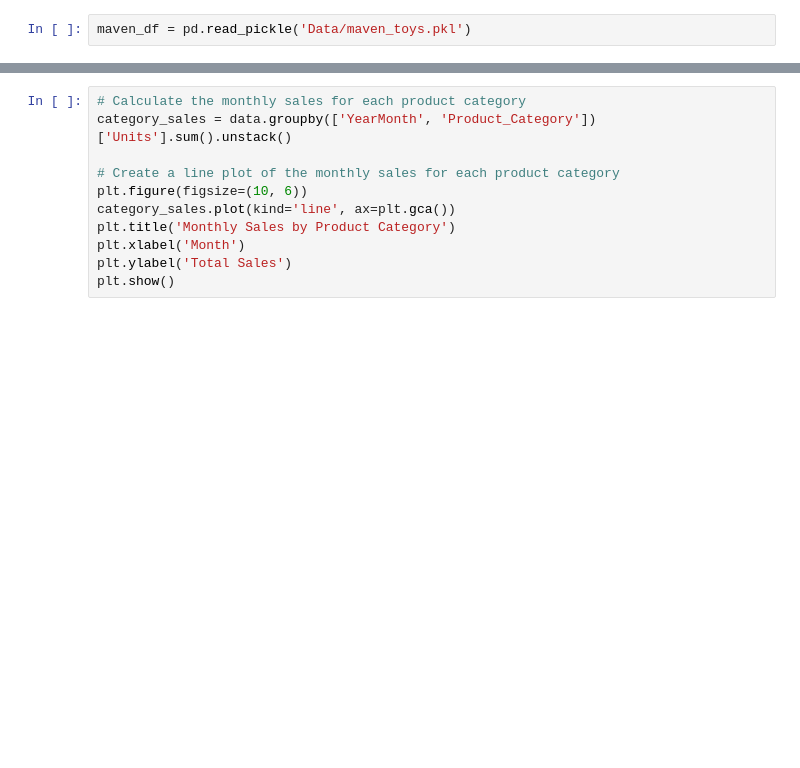
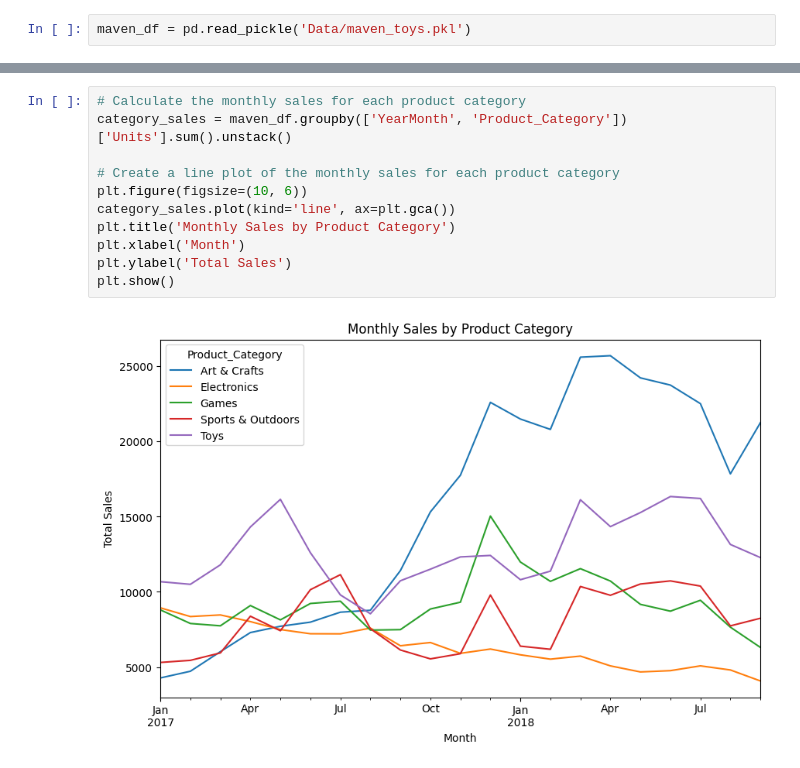
Before and after one commit to tianlan8/maven_toys_analysis, a Jupyter notebook: Maven_Toys_Data_Analysis.ipynb, the cells around one changed output, grey strips where cells are left out. Cells and saved outputs as stored; diff of their text form; blank space fills up the shorter version.

```diff
--- a/Maven_Toys_Data_Analysis.ipynb
+++ b/Maven_Toys_Data_Analysis.ipynb
@@ -124,13 +254,15 @@ plt.show()
 # %%
 # Calculate the monthly sales for each product category
-category_sales = data.groupby(['YearMonth', 'Product_Category'])['Units'].sum().unstack()
+category_sales = maven_df.groupby(['YearMonth', 'Product_Category'])['Units'].sum().unstack()
 
 # Create a line plot of the monthly sales for each product category
 plt.figure(figsize=(10, 6))
 category_sales.plot(kind='line', ax=plt.gca())
 plt.title('Monthly Sales by Product Category')
 plt.xlabel('Month')
 plt.ylabel('Total Sales')
 plt.show()
+# %% [output]
+[figure, added]
 # %%
 # Calculate the monthly sales for each city
```
Also changed, not shown: parts of 20 cells of this notebook, 1 other file.
